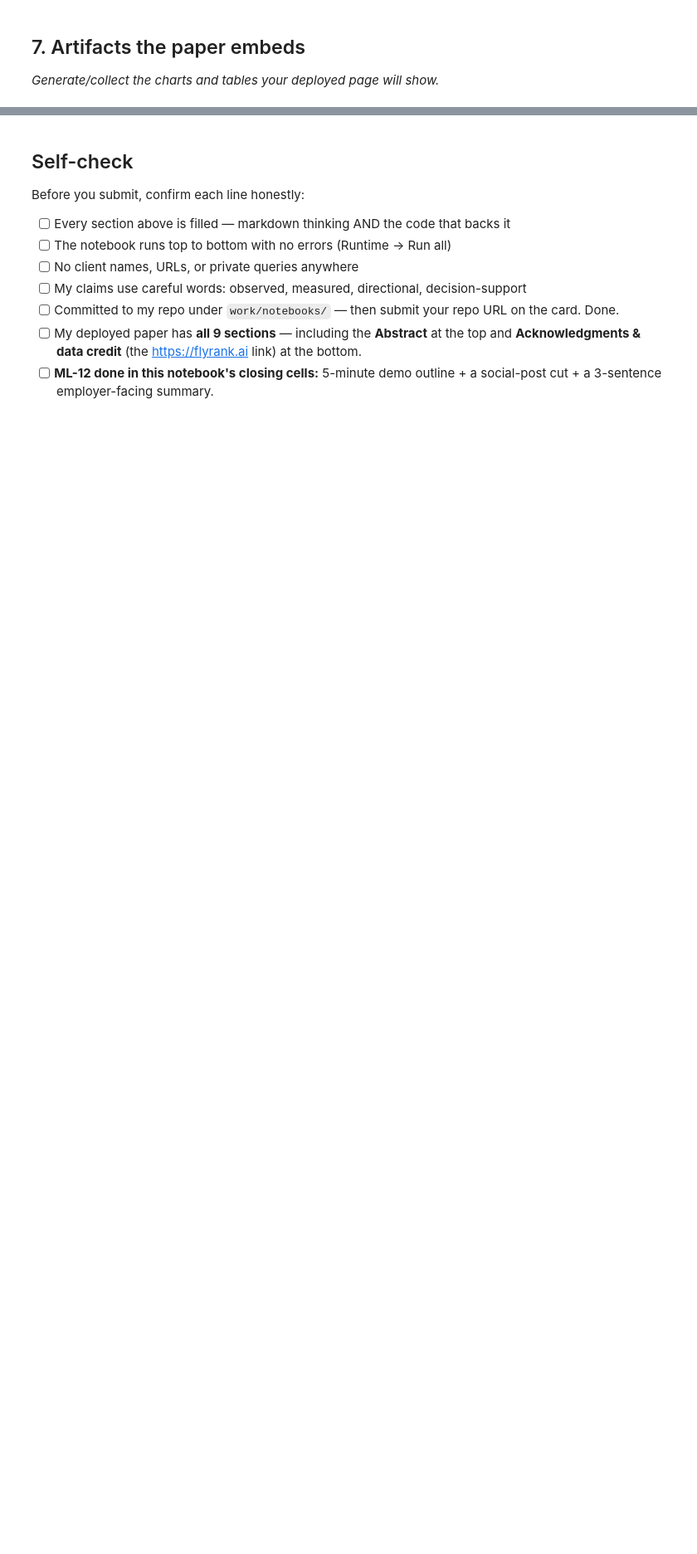
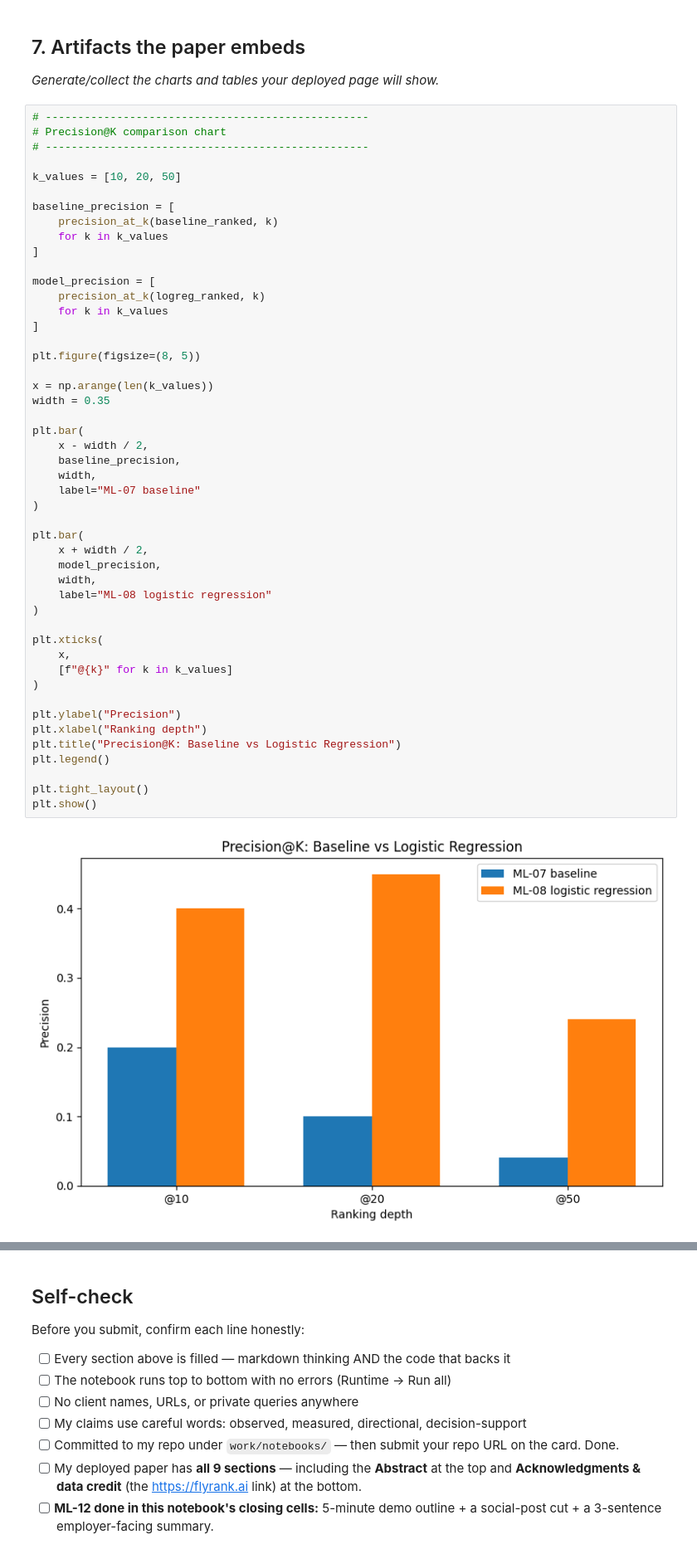
Before and after one commit to shahzamanjatoi/flyrank-ml-internship, a Jupyter notebook: work/notebooks/capstone.ipynb, the cells around one changed output, grey strips where cells are left out. Shown at 83% size. Saved outputs shown, nothing was run; the diff lists cells and outputs as text; blank space fills up the shorter version.

```diff
--- a/work/notebooks/capstone.ipynb
+++ b/work/notebooks/capstone.ipynb
@@ -34,3 +822,53 @@ This skeleton is yours to fill. Work the sections **in order** — each one has
 ## 7. Artifacts the paper embeds
 
 *Generate/collect the charts and tables your deployed page will show.*
+# %%
+# --------------------------------------------------
+# Precision@K comparison chart
+# --------------------------------------------------
+
+k_values = [10, 20, 50]
+
+baseline_precision = [
+    precision_at_k(baseline_ranked, k)
+    for k in k_values
+]
+
+model_precision = [
+    precision_at_k(logreg_ranked, k)
+    for k in k_values
+]
+
+plt.figure(figsize=(8, 5))
+
+x = np.arange(len(k_values))
+width = 0.35
+
+plt.bar(
+    x - width / 2,
+    baseline_precision,
+    width,
+    label="ML-07 baseline"
+)
+
+plt.bar(
+    x + width / 2,
+    model_precision,
+    width,
+    label="ML-08 logistic regression"
+)
+
+plt.xticks(
+    x,
+    [f"@{k}" for k in k_values]
+)
+
+plt.ylabel("Precision")
+plt.xlabel("Ranking depth")
+plt.title("Precision@K: Baseline vs Logistic Regression")
+plt.legend()
+
+plt.tight_layout()
+plt.show()
+# %% [output]
+[figure, added]
```
Also changed, not shown: parts of 33 cells of this notebook.
